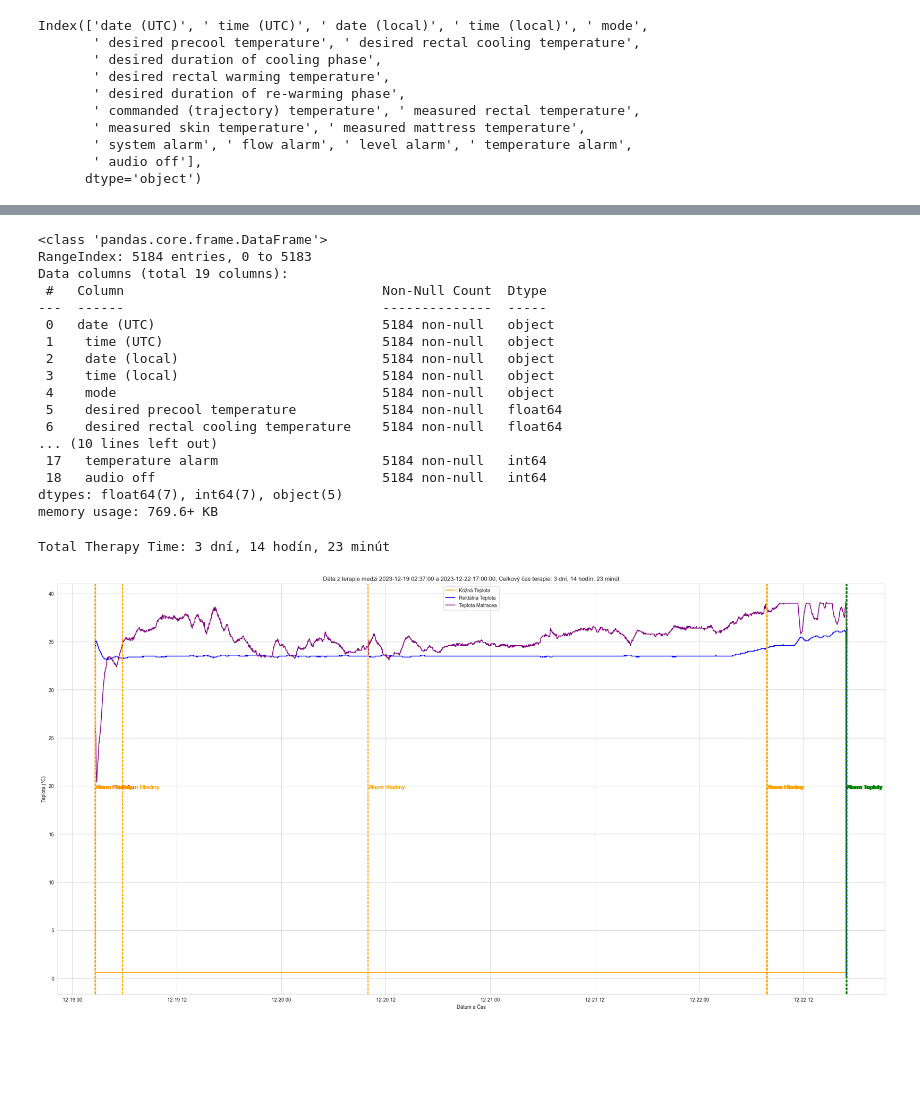
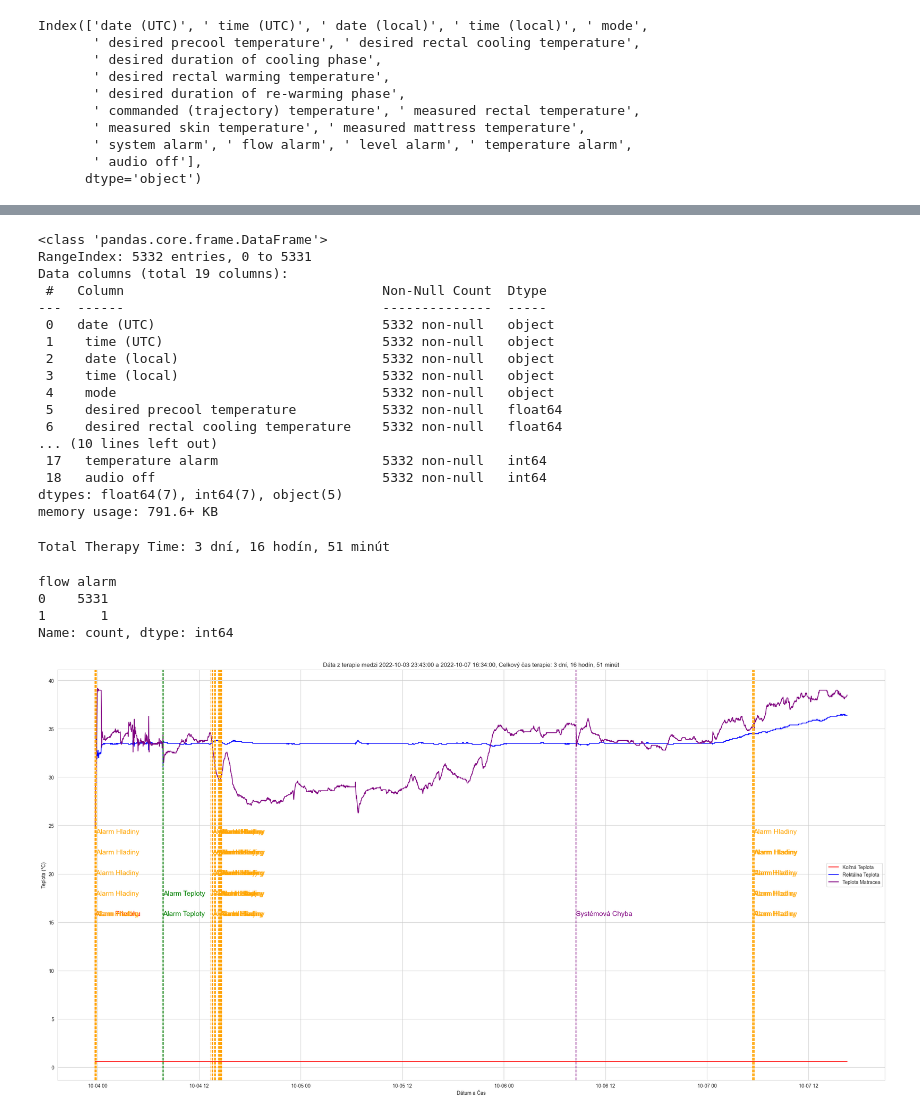
Before and after one commit to igikiss/Portfolio, a Jupyter notebook: OAM/Tecotherm-1.ipynb, the cells around one changed output, grey strips where cells are left out. Drawn from its saved outputs; the diff is of its cells as text; code cells hidden in the pictures; blank space fills up the shorter version.

Commit message:
úprava zobrazovania vertikálnych alarmov

```diff
--- a/OAM/Tecotherm-1.ipynb
+++ b/OAM/Tecotherm-1.ipynb
@@ -13,7 +14,7 @@ def read_data(file):
 
     return data
 # %%
-data = read_data('/Volumes/NO NAME/log/20231219_023614.csv')
+data = read_data('/Volumes/NO NAME/log/20221003_234221.csv')
 # %%
 data.columns
 # %% [output]
@@ -56,22 +57,22 @@ data.describe()
 data.info()
 # %% [output]
 <class 'pandas.core.frame.DataFrame'>
-RangeIndex: 5184 entries, 0 to 5183
+RangeIndex: 5332 entries, 0 to 5331
 Data columns (total 19 columns):
  #   Column                                 Non-Null Count  Dtype
 ---  ------                                 --------------  -----
- 0   date (UTC)                             5184 non-null   object
- 1    time (UTC)                            5184 non-null   object
- 2    date (local)                          5184 non-null   object
- 3    time (local)                          5184 non-null   object
- 4    mode                                  5184 non-null   object
- 5    desired precool temperature           5184 non-null   float64
- 6    desired rectal cooling temperature    5184 non-null   float64
+ 0   date (UTC)                             5332 non-null   object
+ 1    time (UTC)                            5332 non-null   object
+ 2    date (local)                          5332 non-null   object
+ 3    time (local)                          5332 non-null   object
+ 4    mode                                  5332 non-null   object
+ 5    desired precool temperature           5332 non-null   float64
+ 6    desired rectal cooling temperature    5332 non-null   float64
 ... (10 lines left out)
- 17   temperature alarm                     5184 non-null   int64
- 18   audio off                             5184 non-null   int64
+ 17   temperature alarm                     5332 non-null   int64
+ 18   audio off                             5332 non-null   int64
 dtypes: float64(7), int64(7), object(5)
-memory usage: 769.6+ KB
+memory usage: 791.6+ KB
 # %%
 data.columns = data.columns.str.strip()
 # %%
@@ -102,36 +103,56 @@ total_therapy_time = f"{days} dní, {hours} hodín, {minutes} minút"
 
 print("Total Therapy Time:", total_therapy_time)
 # %% [output]
-Total Therapy Time: 3 dní, 14 hodín, 23 minút
+Total Therapy Time: 3 dní, 16 hodín, 51 minút
+# %%
+alarms = data['flow alarm'].value_counts()
+alarms
+# %% [output]
+flow alarm
+0    5331
+1       1
+Name: count, dtype: int64
 # %%
 flow_alarm = data[data['flow alarm'] == 1]['datetime (local)']
 system_alarm = data[data['system alarm'] == 1]['datetime (local)']
 level_alarm = data[data['level alarm'] == 1]['datetime (local)']
 temperature_alarm = data[data['temperature alarm'] == 1]['datetime (local)']
 alarm_off = data[data['audio off'] == 1]['datetime (local)']
-# %%
-def vertical_alarm_line(alarm_data, color, text):
-    for alarm in alarm_data:
-        plt.axvline(alarm, color=color, linestyle='--')
-        y_center = np.mean(plt.ylim())
-        plt.text(alarm, y_center, text, rotation=0, color=color, fontsize=12)
+# %%
+def vertical_alarm_line(alarm_data: List[float], color: str, text: str) -> None:
+    """
+    Zobrazí vertikálnu čiaru pre každý alarm v zozname alarm_data.
+    Text text sa zobrazí na vrchole každej čiary.
+    Text je zobrazený farebne a tak aby sa čo najmenej prekrýval medzi sebou.
+    """
+    y_min, y_max = plt.ylim()
+    base_y_center = np.mean([y_min, y_max])
+    delta_y = (y_max - y_min) / 20  # Shift amount for text to avoid overlap
+
+    for index, alarm in enumerate(alarm_data):
+        plt.axvline(x=alarm, color=color, linestyle='--')
+        # Adjust y_center for each alarm to avoid overlap
+        y_offset = (index % 5 - 2) * delta_y  # Create an offset pattern
+        y_position = base_y_center + y_offset
+        plt.text(x=alarm, y=y_position, s=text, color=color, fontsize=14, ha='center')
 # %%
 sns.set_style('whitegrid')
 plt.figure(figsize=(30, 15))
-sns.lineplot(x='datetime (local)', y='measured skin temperature', data=data, color='orange', label='Kožná Teplota')
+sns.lineplot(x='datetime (local)', y='measured skin temperature', data=data, color='red', label='Kožná Teplota')
 sns.lineplot(x='datetime (local)', y='measured rectal temperature', data=data, color='blue', label='Rektálna Teplota')
 sns.lineplot(x='datetime (local)', y='measured mattress temperature', data=data, color='purple', label='Teplota Matracea')
+#sns.lineplot(x='datetime (local)', y='desired rectal warming temperature', data=data, color='green', label='Požadovaná Teplota', linestyle='-.')
 vertical_alarm_line(temperature_alarm, 'green', 'Alarm Teploty')
 vertical_alarm_line(flow_alarm, 'red', 'Alarm Prietoku')
 vertical_alarm_line(system_alarm, 'purple', 'Systémová Chyba')
 vertical_alarm_line(level_alarm, 'orange', 'Alarm Hladiny')
 #vertical_alarm_line(alarm_off, 'orange', 'Level Alarm')
 plt.ylabel('Teplota (°C)')
 plt.xlabel('Dátum a Čas')
 plt.title(f'Dáta z terapie medzi {start_date} a {end_date}, Celkový čas terapie: {total_therapy_time}')
-# add a legend for the vertical lines
+
 plt.legend()
 
 plt.show()
 # %% [output]
-[figure, old version]
+[figure, new version]
```
Also changed, not shown: parts of 4 cells of this notebook.
